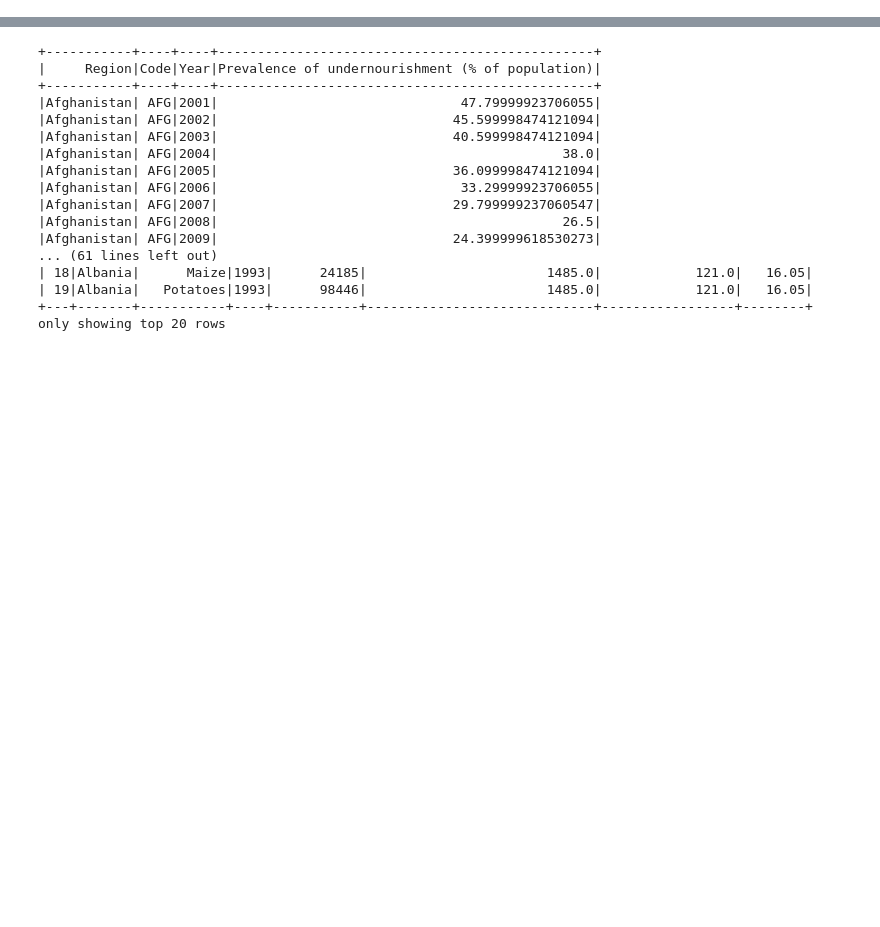
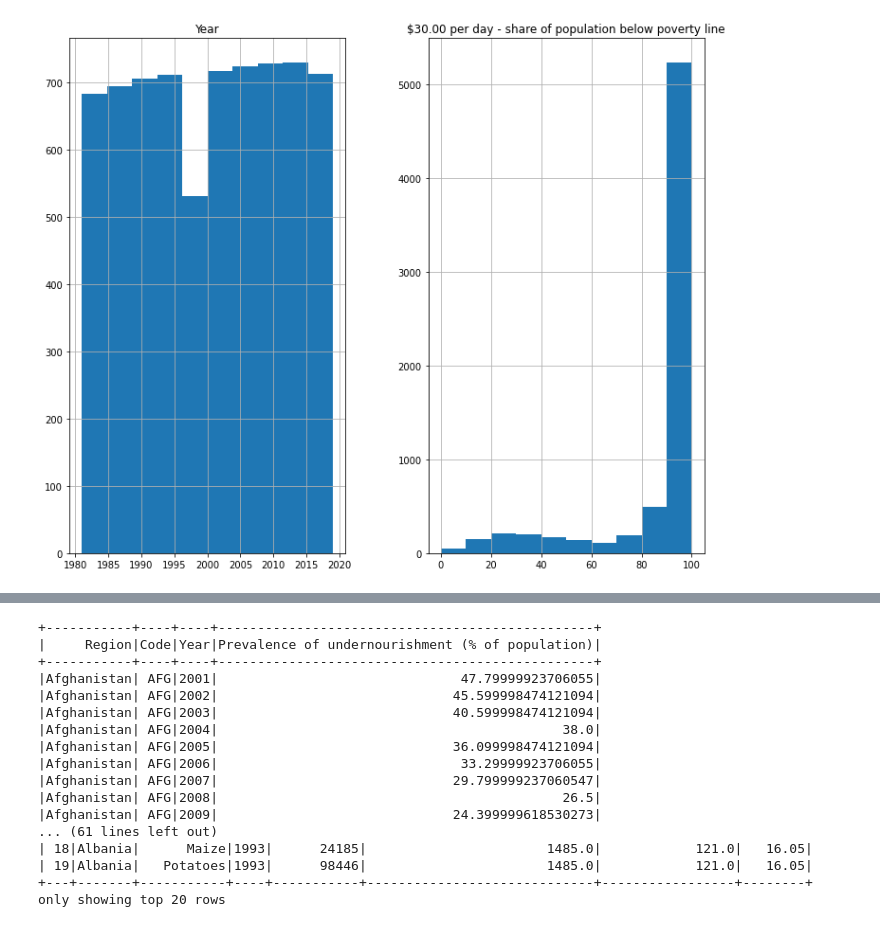
Before and after one commit to 1006413349/Infosys722-Iteration4, a Jupyter notebook: i4.ipynb, the cells around one changed output, grey strips where cells are left out. Saved outputs shown, nothing was run; the diff lists cells and outputs as text; code cells hidden in the pictures; blank space fills up the shorter version.

```diff
--- a/i4.ipynb
+++ b/i4.ipynb
@@ -37,0 +50,6 @@ df4 = spark.read.csv('Datasets/yielddf.csv', inferSchema=True, header=True)
+# %%
+pandas_df = df3.toPandas()
+pandas_df.hist(figsize=(12, 10))
+plt.show()
+# %% [output]
+[figure, added]
```
Also changed, not shown: parts of 4 cells of this notebook.
